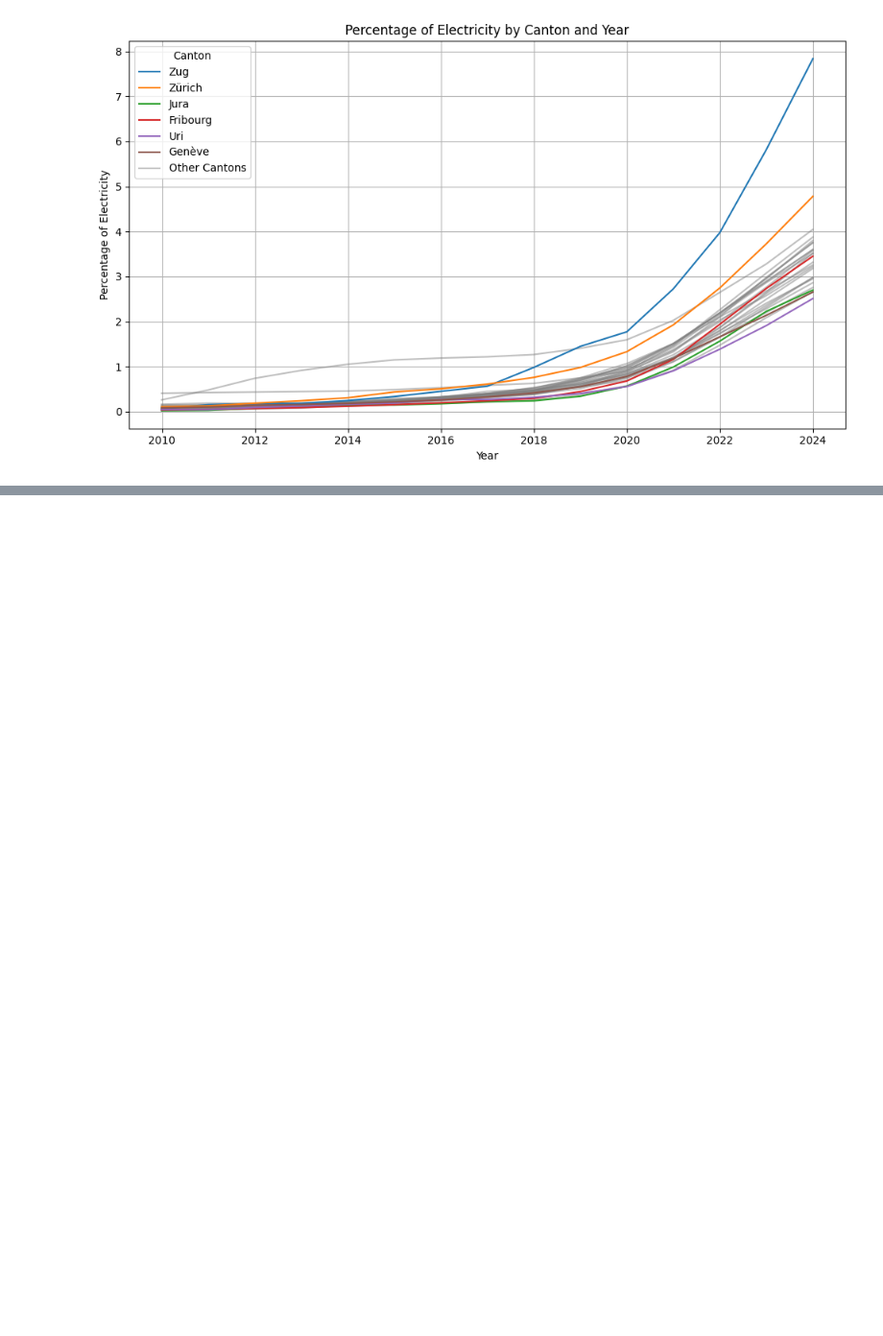
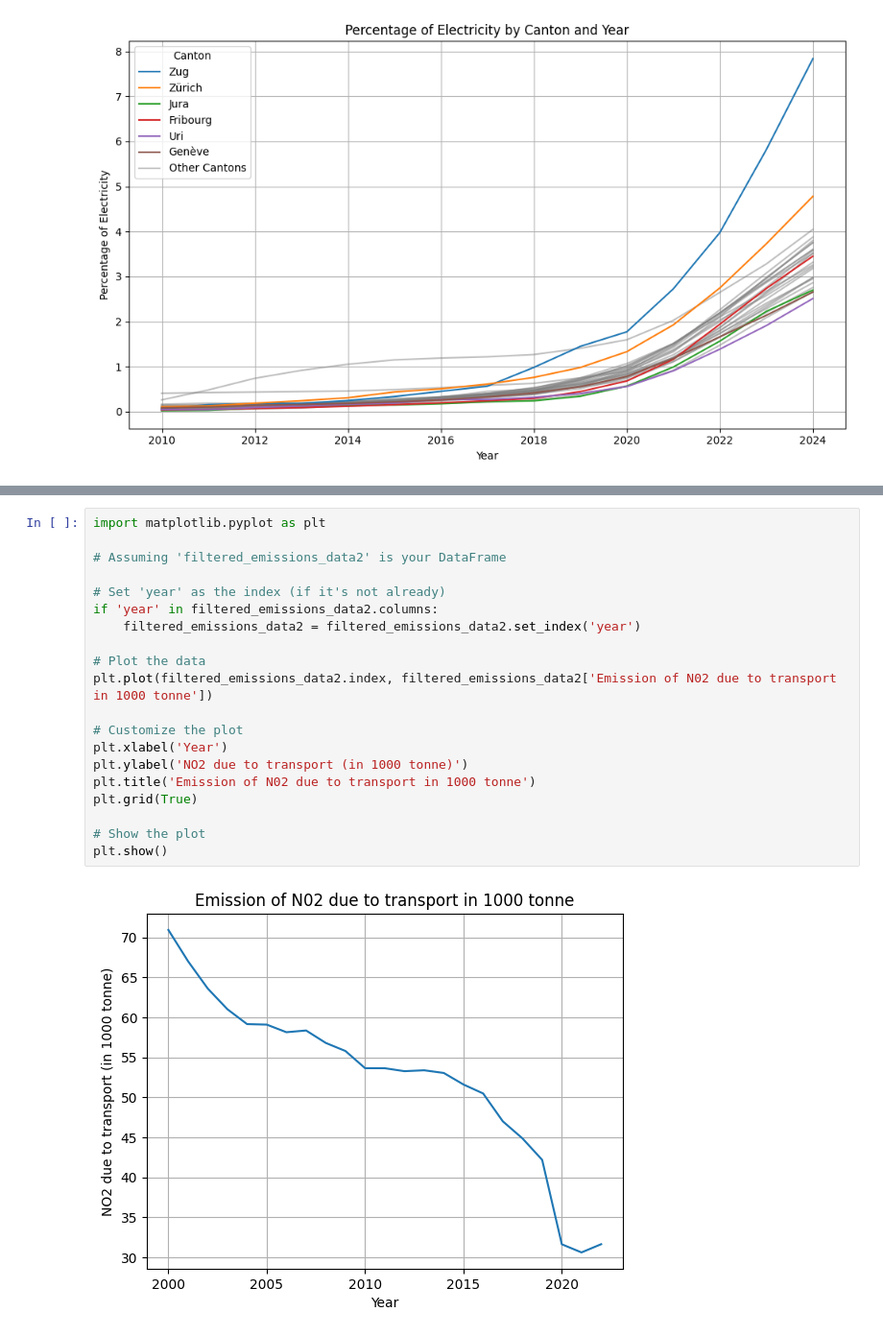
Before and after one commit to omarabbassi/EV, a Jupyter notebook: Fuel_type_in_Switzerland.ipynb, the cells around one changed output, grey strips where cells are left out. Shown at 96% size. Drawn from its saved outputs; the diff is of its cells as text; blank space fills up the shorter version.

```diff
--- a/Fuel_type_in_Switzerland.ipynb
+++ b/Fuel_type_in_Switzerland.ipynb
@@ -665,0 +695,22 @@ False
+# %%
+import matplotlib.pyplot as plt
+
+# Assuming 'filtered_emissions_data2' is your DataFrame
+
+# Set 'year' as the index (if it's not already)
+if 'year' in filtered_emissions_data2.columns:
+    filtered_emissions_data2 = filtered_emissions_data2.set_index('year')
+
+# Plot the data
+plt.plot(filtered_emissions_data2.index, filtered_emissions_data2['Emission of N02 due to transport in 1000 tonne'])
+
+# Customize the plot
+plt.xlabel('Year')
+plt.ylabel('NO2 due to transport (in 1000 tonne)')
+plt.title('Emission of N02 due to transport in 1000 tonne')
+plt.grid(True)
+
+# Show the plot
+plt.show()
+# %% [output]
+[figure, added]
```
Also changed, not shown: parts of 22 cells of this notebook.
